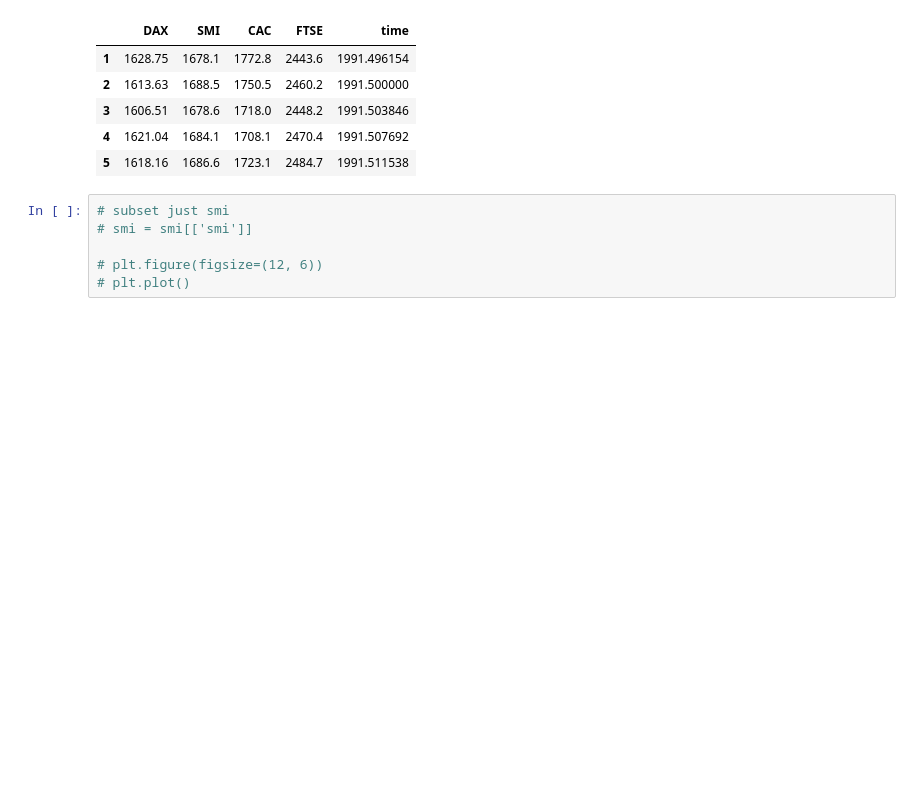
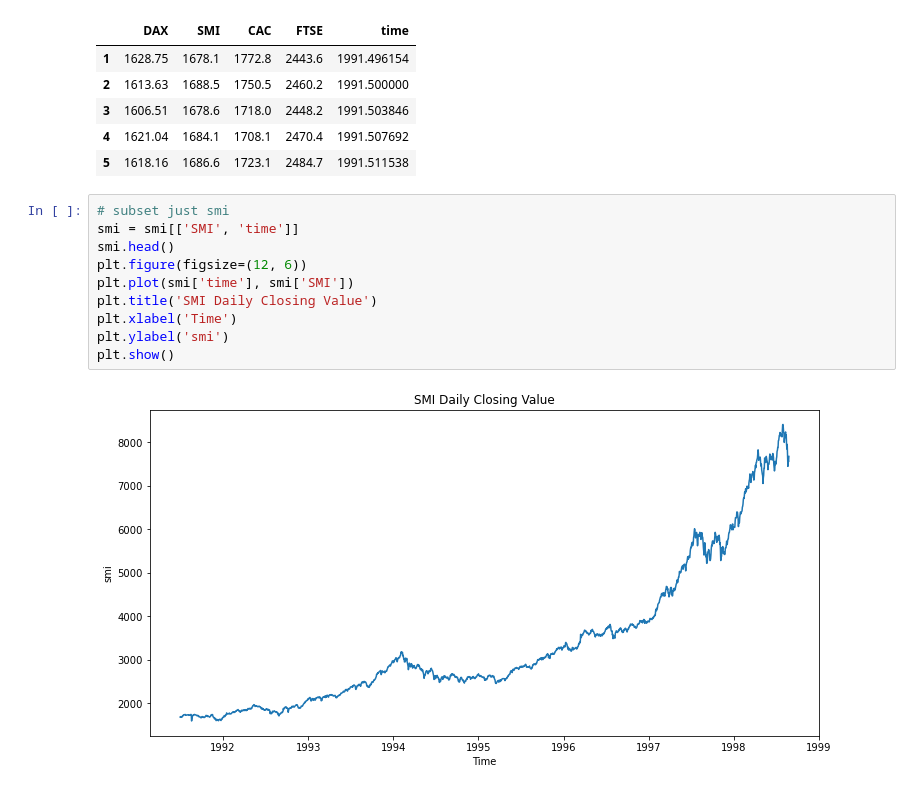
Before and after one commit to eugenebaraka/Books-and-Courses, a Jupyter notebook: timeseries/chapter1.ipynb, the cells around one changed output. Saved outputs shown, nothing was run; the diff lists cells and outputs as text; blank space fills up the shorter version.

```diff
--- a/timeseries/chapter1.ipynb
+++ b/timeseries/chapter1.ipynb
@@ -158,7 +159,13 @@ smi.head()  # data not giving years column, come back to this
 | 5 | 1618.16 | 1686.6 | 1723.1 | 2484.7 | 1991.511538 |
 # %%
 # subset just smi
-# smi = smi[['smi']]
-
-# plt.figure(figsize=(12, 6))
-# plt.plot()
+smi = smi[['SMI', 'time']]
+smi.head()
+plt.figure(figsize=(12, 6))
+plt.plot(smi['time'], smi['SMI'])
+plt.title('SMI Daily Closing Value')
+plt.xlabel('Time')
+plt.ylabel('smi')
+plt.show()
+# %% [output]
+[figure, added]
```
Also changed, not shown: parts of 10 cells of this notebook, 1 other file.
